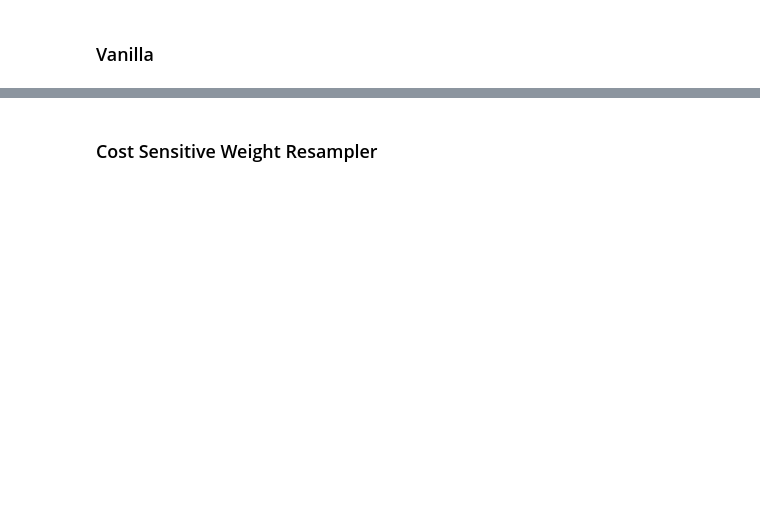
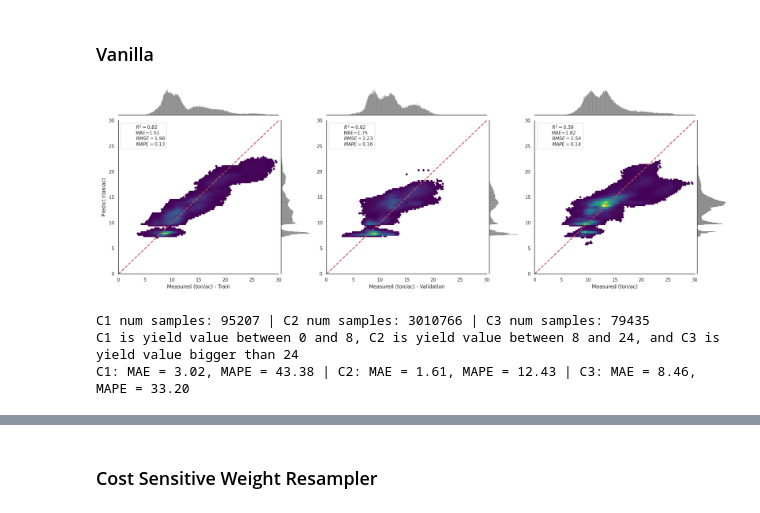
Before and after one commit to plant-ai-biophysics-lab/imbalance_deep_regression_yield_forecasting, a Jupyter notebook: Inference/DataLevel.ipynb, the cells around one changed output, grey strips where cells are left out. Cells and saved outputs as stored; diff of their text form; code cells hidden in the pictures; blank space fills up the shorter version.

```diff
--- a/Inference/DataLevel.ipynb
+++ b/Inference/DataLevel.ipynb
@@ -38,0 +36,20 @@ ytrue_vanilla         = RGB_test_cost_vanilla['ytrue']
+# %%
+RGB_train_cost_vanilla = pd.read_csv('/data2/hkaman/Imbalance/EXPs/EXP_000_001_05_RGB_vanilla/000_001_05_RGB_vanilla_train.csv',
+                                    index_col=0)
+RGB_valid_cost_vanilla = pd.read_csv('/data2/hkaman/Imbalance/EXPs/EXP_000_001_05_RGB_vanilla/000_001_05_RGB_vanilla_valid.csv',
+                                    index_col=0)
+RGB_test_cost_vanilla = pd.read_csv('/data2/hkaman/Imbalance/EXPs/EXP_000_001_05_RGB_vanilla/000_001_05_RGB_vanilla_test.csv',
+                                    index_col=0)
+_ = Inference.train_val_test_satterplot(RGB_train_cost_vanilla, RGB_valid_cost_vanilla, RGB_test_cost_vanilla,
+                                    week = 15,
+                                    cmap  = 'viridis',
+                                    mincnt = 100,
+                                    fig_save_name = None)
+# %% [output]
+[figure, added]
+# %%
+RGB_test_cost_vanilla_Output = Inference.eval_on_three_main_label_range_pred(RGB_test_cost_vanilla, th1 = 8, th2 = 24)
+# %% [output]
+C1 num samples: 95207 | C2 num samples: 3010766 | C3 num samples: 79435
+C1 is yield value between 0 and 8, C2 is yield value between 8 and 24, and C3 is yield value bigger than 24
+C1: MAE = 3.02, MAPE = 43.38 | C2: MAE = 1.61, MAPE = 12.43 | C3: MAE = 8.46, MAPE = 33.20
```
Also changed, not shown: parts of 13 cells of this notebook, 3 other files.
